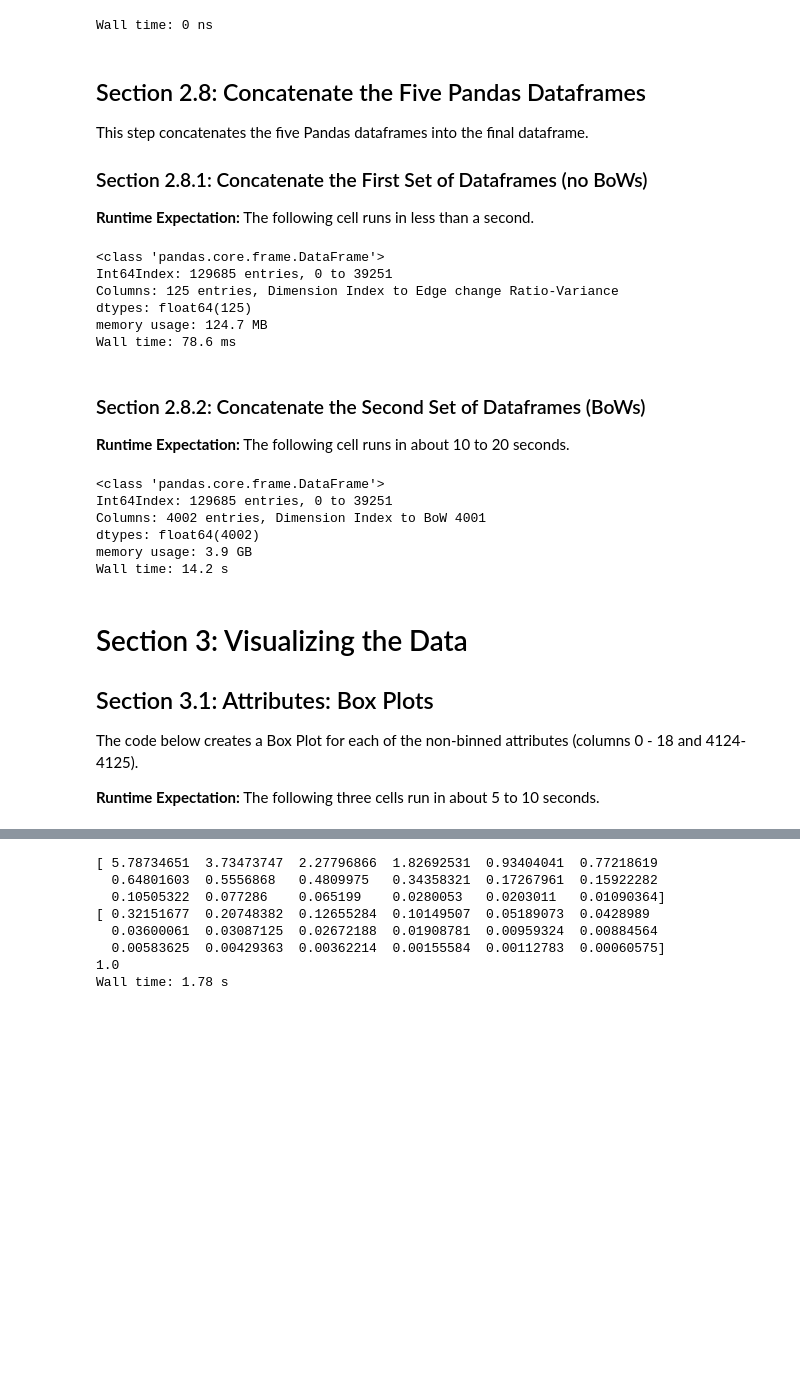
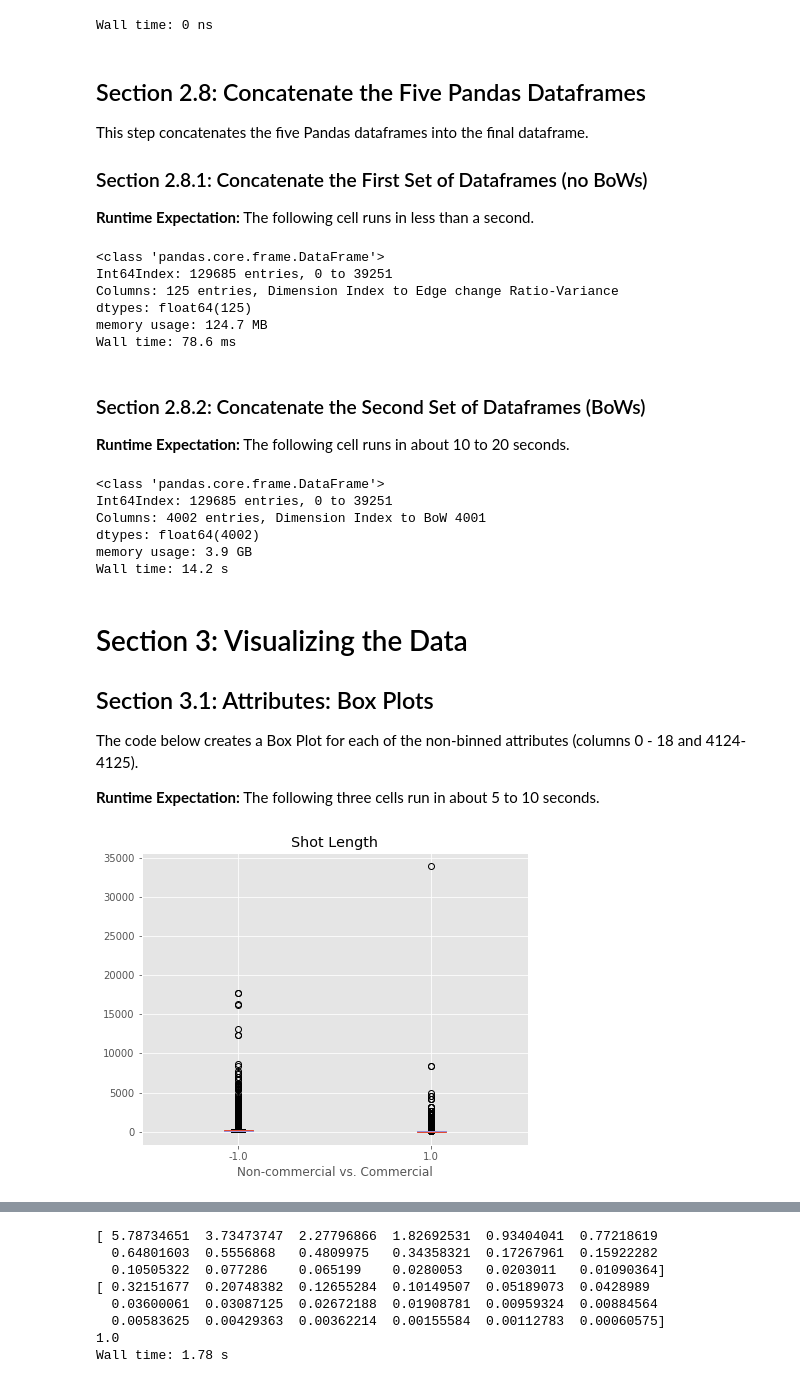
Before and after one commit to frankie-s/lab2, a Jupyter notebook: lab_2.ipynb, the cells around one changed output, grey strips where cells are left out. Saved outputs shown, nothing was run; the diff lists cells and outputs as text; code cells hidden in the pictures; blank space fills up the shorter version.

```diff
--- a/lab_2.ipynb
+++ b/lab_2.ipynb
@@ -781,9 +808,11 @@ Wall time: 0 ns
 
 This step concatenates the five Pandas dataframes into the final dataframe.
 
-### Section 2.8.1:  Concatenate the First Set of Dataframes (no BoWs)
+<a id="Section 2.8.1: Concatenate the First Set of Dataframes (no BoWs)"></a>
 
-<b>Runtime Expectation:</b> The following cell runs in less than a second.
+### Section 2.8.1: Concatenate the First Set of Dataframes (no BoWs)
+
+**Runtime Expectation:** The following cell runs in less than a second.
 # %%
 %%time
 
@@ -802,9 +831,11 @@ dtypes: float64(125)
 memory usage: 124.7 MB
 Wall time: 78.6 ms
 # %% [markdown]
+<a id="Section 2.8.2:  Concatenate the Second Set of Dataframes (BoWs)"></a>
+
 ### Section 2.8.2:  Concatenate the Second Set of Dataframes (BoWs)
 
-<b>Runtime Expectation:</b> The following cell runs in about 10 to 20 seconds.
+**Runtime Expectation:** The following cell runs in about 10 to 20 seconds.
 # %%
 %%time
 
@@ -833,22 +864,24 @@ Wall time: 14.2 s
 
 The code below creates a Box Plot for each of the non-binned attributes (columns 0 - 18 and 4124-4125).
 
-<b>Runtime Expectation:</b> The following three cells run in about 5 to 10 seconds.
+**Runtime Expectation:** The following three cells run in about 5 to 10 seconds.
 # %%
-#%%time
-#
-#import matplotlib.pyplot as plt
-#from matplotlib.patches import Polygon
-#import seaborn as sns
-#
+%%time
+
+import matplotlib.pyplot as plt
+from matplotlib.patches import Polygon
+import seaborn as sns
+
 # Box Plot: Attribute 1 - Shot Length
-#
-#fig, ax = plt.subplots(1, 1, figsize=(6.7, 3))
-#
-#axes = df_final.boxplot(column=cols[1:2], by='Dimension Index', patch_artist=True, ax=ax)
-#
-#axes.set_xlabel('Non-commercial vs. Commercial')   # Non-commericial == -1, Commercial == +1
-#
-#plt.subplots_adjust(top=1.5)
-#plt.suptitle('')
-#plt.show()
+
+fig, ax = plt.subplots(1, 1, figsize=(6.7, 3))
+
+axes = df_final.boxplot(column=cols[1:2], by='Dimension Index', patch_artist=True, ax=ax)
+
+axes.set_xlabel('Non-commercial vs. Commercial')   # Non-commericial == -1, Commercial == +1
+
+plt.subplots_adjust(top=1.5)
+plt.suptitle('')
+plt.show()
+# %% [output]
+[figure, added]
```
Also changed, not shown: parts of 49 cells of this notebook.
